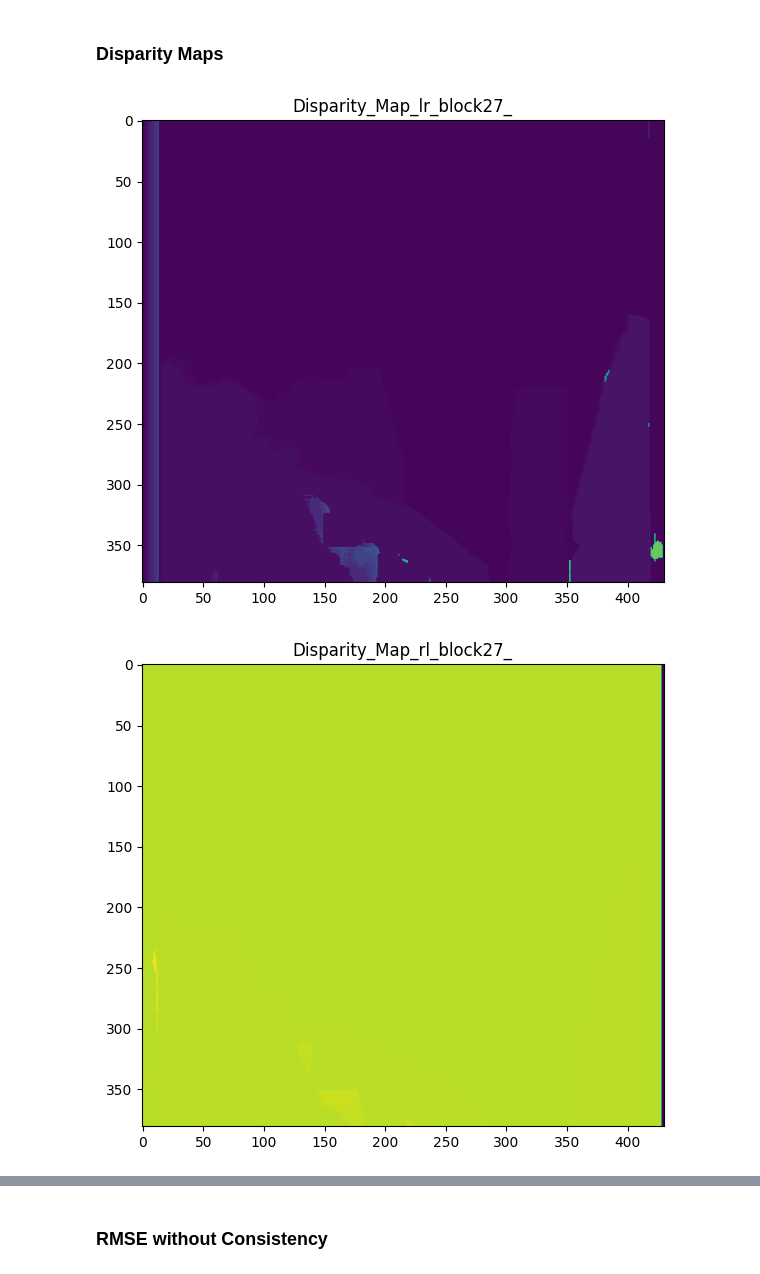
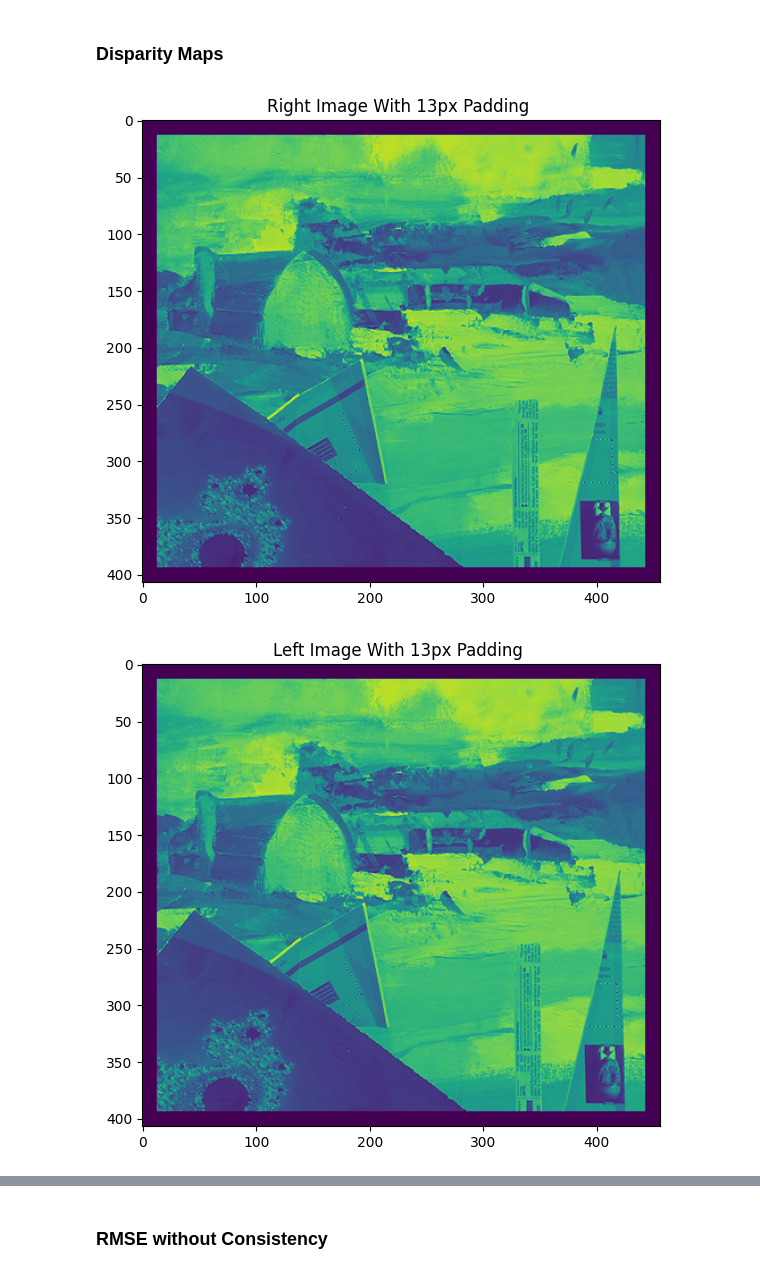
Before and after one commit to mehmet-ercan/ComputerVision, a Jupyter notebook: HW3/Homework3_244201001033_AKCAN_ERCAN.ipynb, the cells around one changed output, grey strips where cells are left out. Saved outputs shown, nothing was run; the diff lists cells and outputs as text; code cells hidden in the pictures.

```diff
--- a/HW3/Homework3_244201001033_AKCAN_ERCAN.ipynb
+++ b/HW3/Homework3_244201001033_AKCAN_ERCAN.ipynb
@@ -18,9 +9,9 @@ def show_image(title, image):
 # %%
-def add_padding(input, padding):
+def add_padding(padding_size , input):
     columns = input.shape[1]
     rows = input.shape[0]
-    output = np.zeros((rows + padding * 2, columns + padding * 2), dtype=float)
-    output[padding : rows + padding, padding : columns + padding] = input
+    output = np.zeros((rows + padding_size * 2, columns + padding_size * 2), dtype=float)
+    output[padding_size : rows + padding_size, padding_size : columns + padding_size] = input
     return output
 # %%
 def euclid_dist(a, b):
@@ -39,7 +32,7 @@ def search_bounds(column, block_size, width, rshift):
         step = 1
     else:
         left_bound = column + disparity_range
-        if left_bound >= (width - 2*padding):
-            left_bound = width - 2*padding - 2
+        if left_bound >= (width - 2 * padding):
+            left_bound = width - padding * 2 - 2
         step = -1
     return left_bound, right_bound, step
@@ -46,8 +41,12 @@ def search_bounds(column, block_size, width, rshift):
 # %%
 def get_disparity_map(left, right, block_size, rshift):
     padding = block_size // 2
-    right_img = add_padding(right, padding)
-    left_img = add_padding(left, padding)
+
+    right_img = add_padding(padding, right)
+    left_img = add_padding(padding, left)
+
+    show_image("Right Image With 13px Padding ", right_img)
+    show_image("Left Image With 13px Padding ", left_img)
 
     height, width = left_img.shape
 
@@ -67,12 +66,13 @@ def get_disparity_map(left, right, block_size, rshift):
             for i in range(l_bound, r_bound, step):
                 right_pixel = right_img[row:row + block_size, i:i + block_size]
 
-                # if euclid_dist(left_pixel, right_pixel) < best_distance_infinity :
-                ssd = np.sum((left_pixel - right_pixel) ** 2)
-                # print('row:',row,' col:',col,' i:',i,' best_distance_infinity:',best_distance_infinity,' shift:',shift,' ssd:',ssd)
-                if ssd < best_distance_infinity:
-                    best_distance_infinity = ssd
-                    shift = i
+                if euclid_dist(left_pixel, right_pixel) < best_distance_infinity :
+                    ssd = np.sum((left_pixel - right_pixel) ** 2)
+                    # print('row:',row,' col:',col,' i:',i,' best_distance:',best_distance_infinity,' shift:',shift,' ssd:',ssd)
+
+                    if ssd < best_distance_infinity:
+                        best_distance_infinity = ssd
+                        shift = i
 
             if rshift:
                 disparity_map[row, col] = col - shift
@@ -94,11 +105,11 @@ ground_truth_2 = cv2.imread('docs/barn2/disp6.pgm', cv2.IMREAD_GRAYSCALE)
 # %%
 block_size = 27
 
 disparity_map_lr_27 = get_disparity_map(left_image, right_image, block_size, True)
-show_image('Disparity_Map_lr_block27_', disparity_map_lr_27)
+show_image('Disparity Map lr block27', disparity_map_lr_27)
 
 disparity_map_rl_27 = get_disparity_map(right_image, left_image, block_size, False)
-show_image('Disparity_Map_rl_block27_', disparity_map_rl_27)
+show_image('Disparity Map rl block27', disparity_map_rl_27)
 # %% [output]
-[figure, old version]
+[figure, new version]
-[figure, old version]
+[figure, new version]
```
Also changed, not shown: parts of 7 cells of this notebook, 9 other files.
